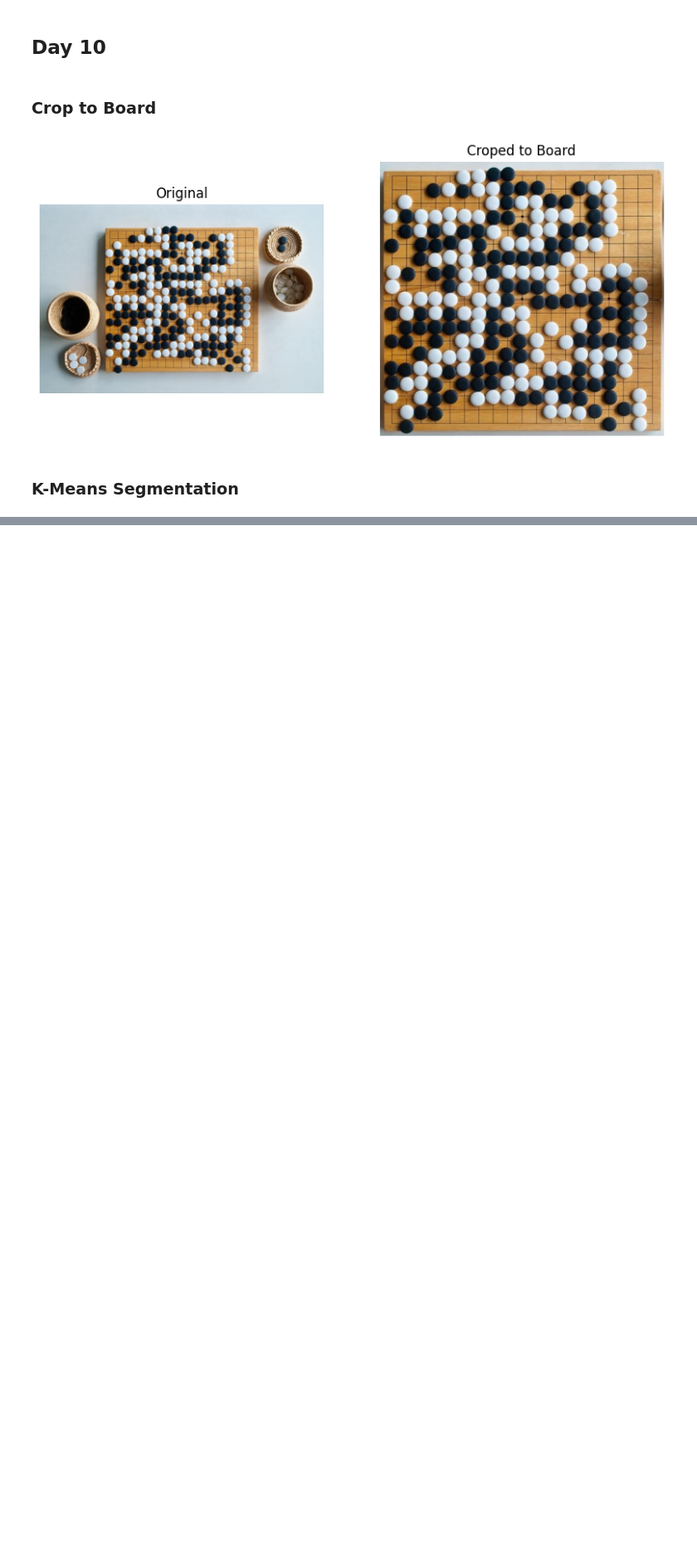
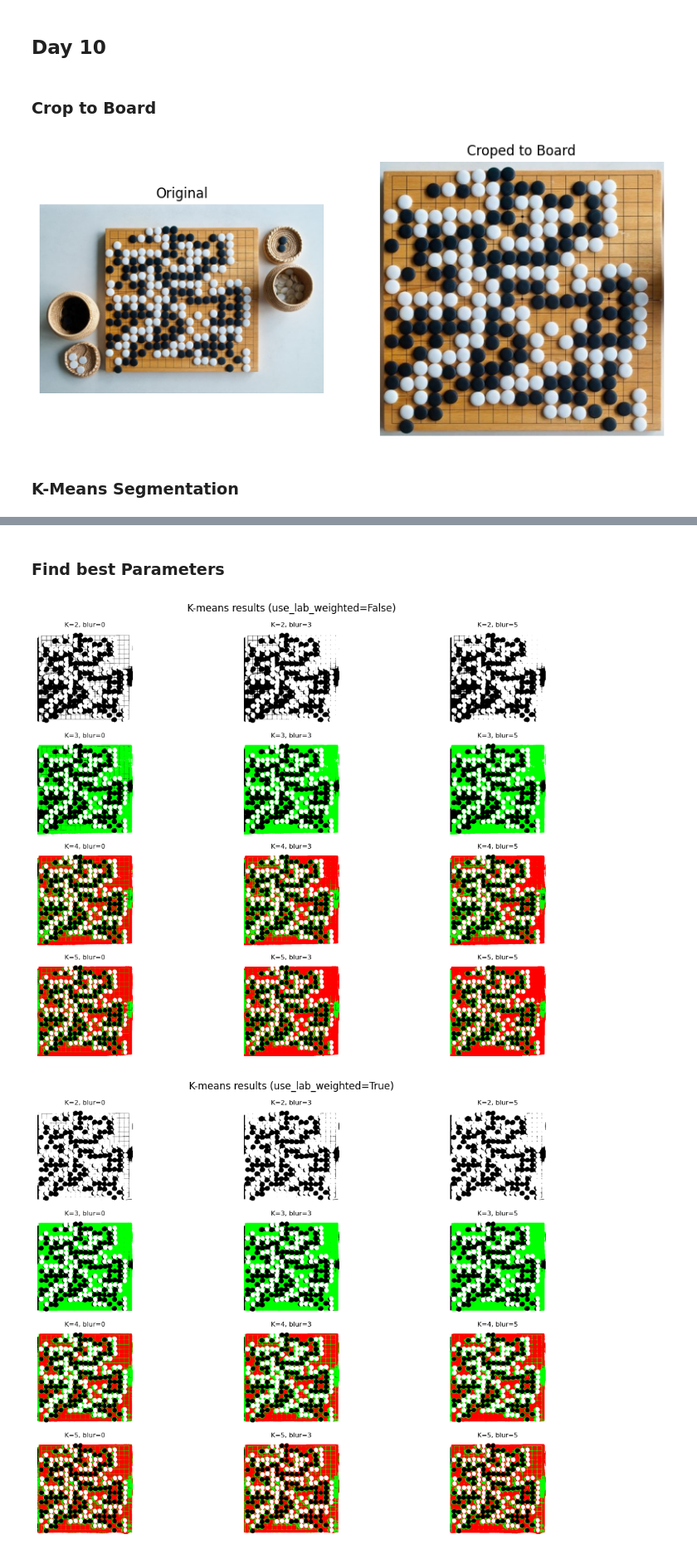
Before and after one commit to infamousperi/GBSV_MC, a Jupyter notebook: MC2/Segmentation_Morphological_Operations_Object_Properties.ipynb, the cells around one changed output, grey strips where cells are left out. Shown at 83% size. Drawn from its saved outputs; the diff is of its cells as text; code cells hidden in the pictures; blank space fills up the shorter version.

```diff
--- a/MC2/Segmentation_Morphological_Operations_Object_Properties.ipynb
+++ b/MC2/Segmentation_Morphological_Operations_Object_Properties.ipynb
@@ -233,0 +203,26 @@ show_pair(img_board, labels_color_rgb,
+# %%
+def experiment_kmeans_board(
+        img_board: np.ndarray,
+        Ks: list[int] | tuple[int, ...] = (2, 3, 4),
+        blur_values: list[int] | tuple[int, ...] = (0, 3, 5),
+        use_lab_options: list[bool] | tuple[bool, ...] = (False, True),
+):
+    km_results = {}
+    for K in Ks:
+        for blur_ksize in blur_values:
+            for use_lab in use_lab_options:
+                labels_km, centers_rgb = kmeans_segment_board(
+                    img_board,
+                    K=K,
+                    use_lab_weighted=use_lab,
+                    blur_ksize=blur_ksize,
+                    max_iter=20,
+                    attempts=5,
+                )
+                key = f"kmeans_K{K}_blur{blur_ksize}_lab{int(use_lab)}"
+                km_results[key] = {
+                    "labels": labels_km,
+                    "centers_rgb": centers_rgb,
+                }
+
+    return km_results
@@ -233,0 +298,24 @@ show_pair(img_board, labels_color_rgb,
+# %% [markdown]
+### Find best Parameters
+# %%
+Ks = [2, 3, 4, 5]
+blur_values = [0, 3, 5]
+use_lab_options = [False, True]
+
+km_results = experiment_kmeans_board(
+    img_board,
+    Ks=Ks,
+    blur_values=blur_values,
+    use_lab_options=use_lab_options,
+)
+
+show_kmeans_experiments_grid_structured(
+    km_results,
+    Ks=Ks,
+    blur_values=blur_values,
+    use_lab_options=use_lab_options,
+    figsize=(12, 8),
+)
+# %% [output]
+[figure, added]
+[figure, added]
```
Also changed, not shown: parts of 13 cells of this notebook.
